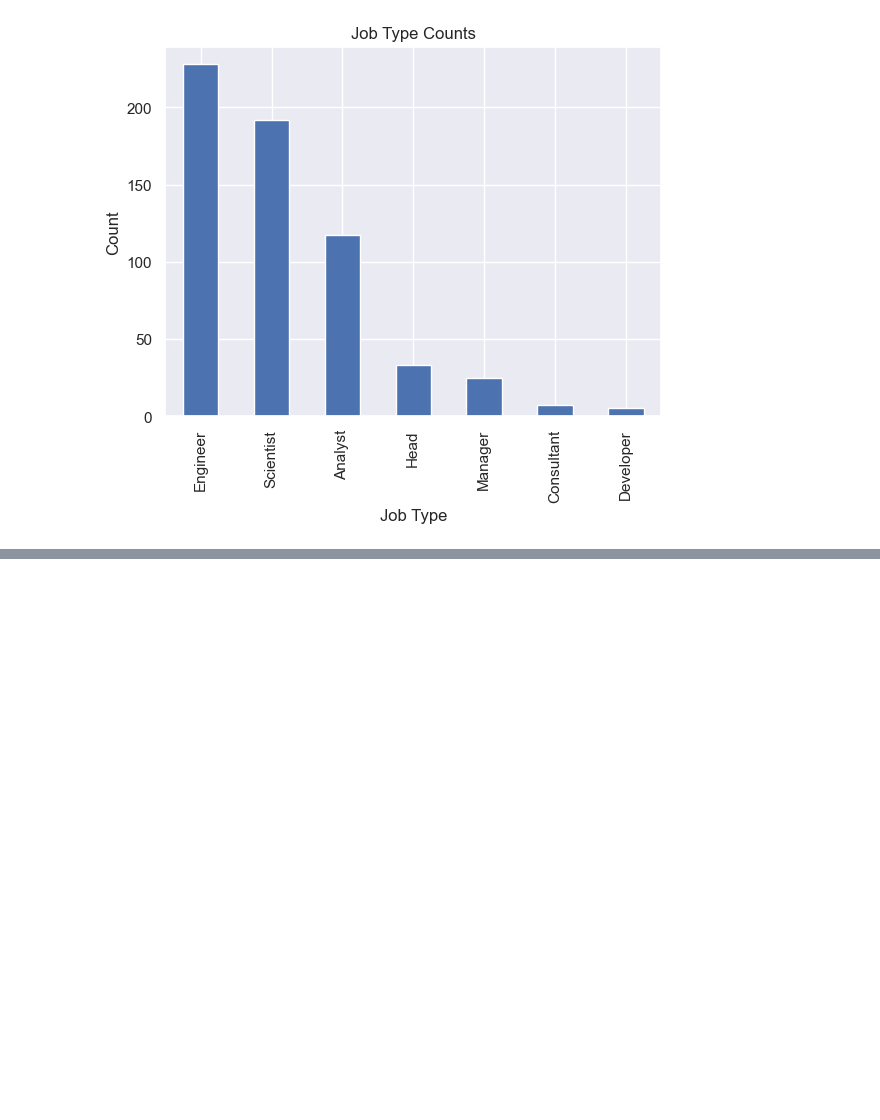
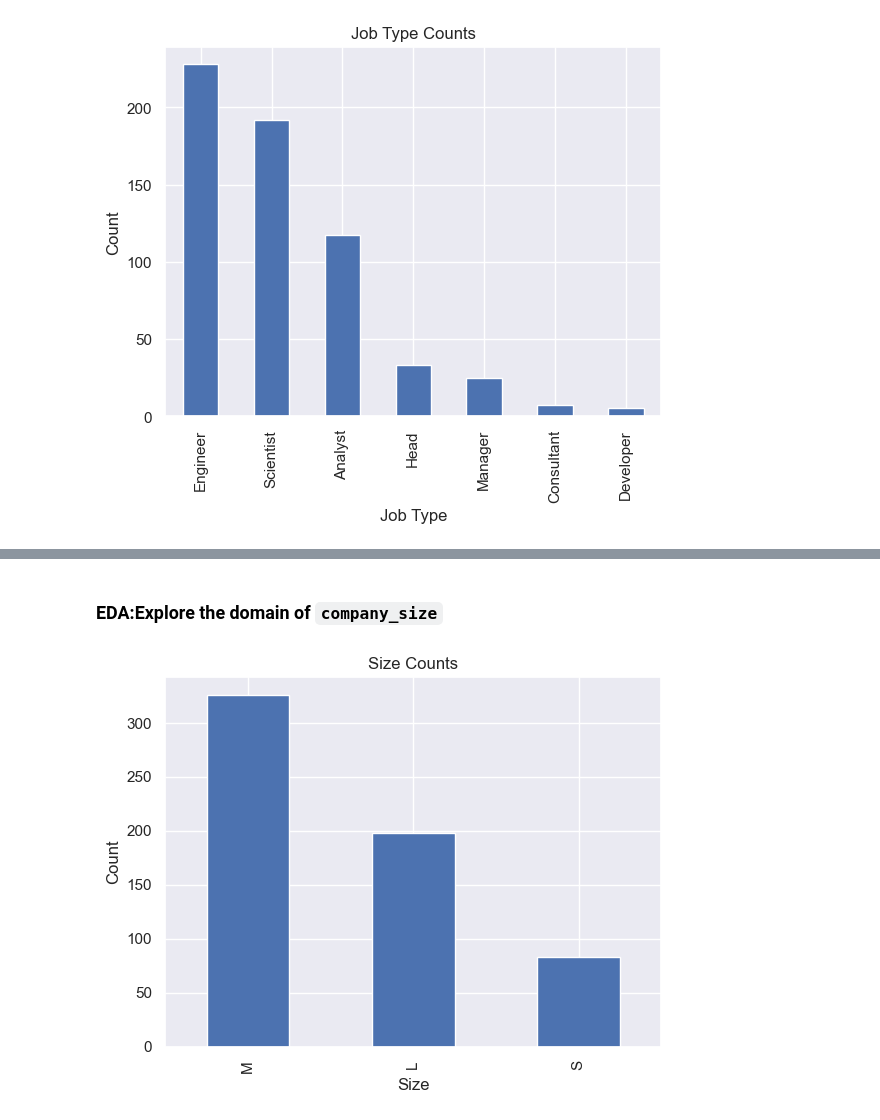
Before and after one commit to legitaxes/sc1015-mini_assignment, a Jupyter notebook: EDA-of-Dataset.ipynb, the cells around one changed output, grey strips where cells are left out. Cells and saved outputs as stored; diff of their text form; code cells hidden in the pictures; blank space fills up the shorter version.

```diff
--- a/EDA-of-Dataset.ipynb
+++ b/EDA-of-Dataset.ipynb
@@ -179,0 +208,12 @@ dsdata.corr()
+# %% [markdown]
+### EDA:Explore the domain of `company_size`
+# %%
+domain = dsdata['company_size']
+counts = domain.value_counts()
+counts.plot(kind='bar')
+plt.title('Size Counts')
+plt.xlabel('Size')
+plt.ylabel('Count')
+plt.show()
+# %% [output]
+[figure, added]
```
Also changed, not shown: parts of 25 cells of this notebook.
